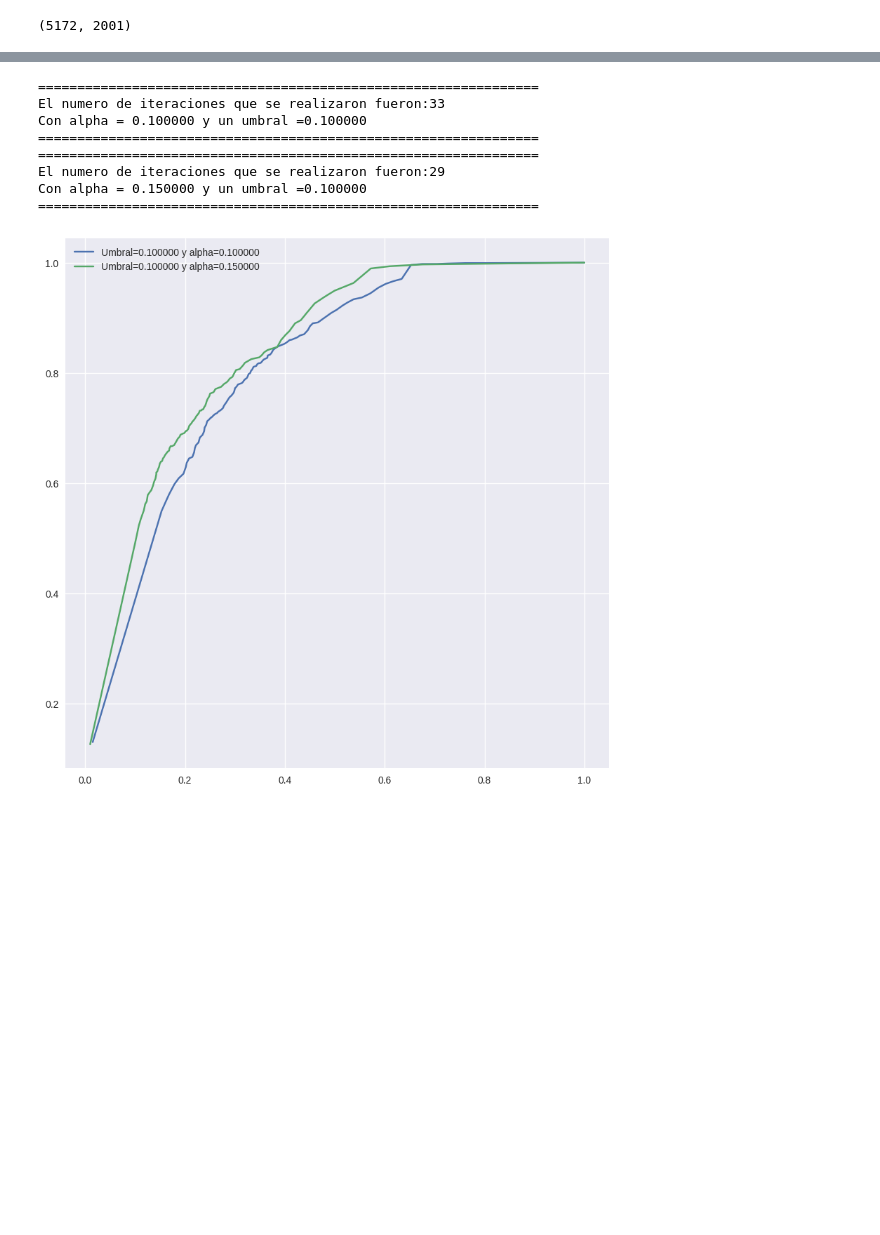
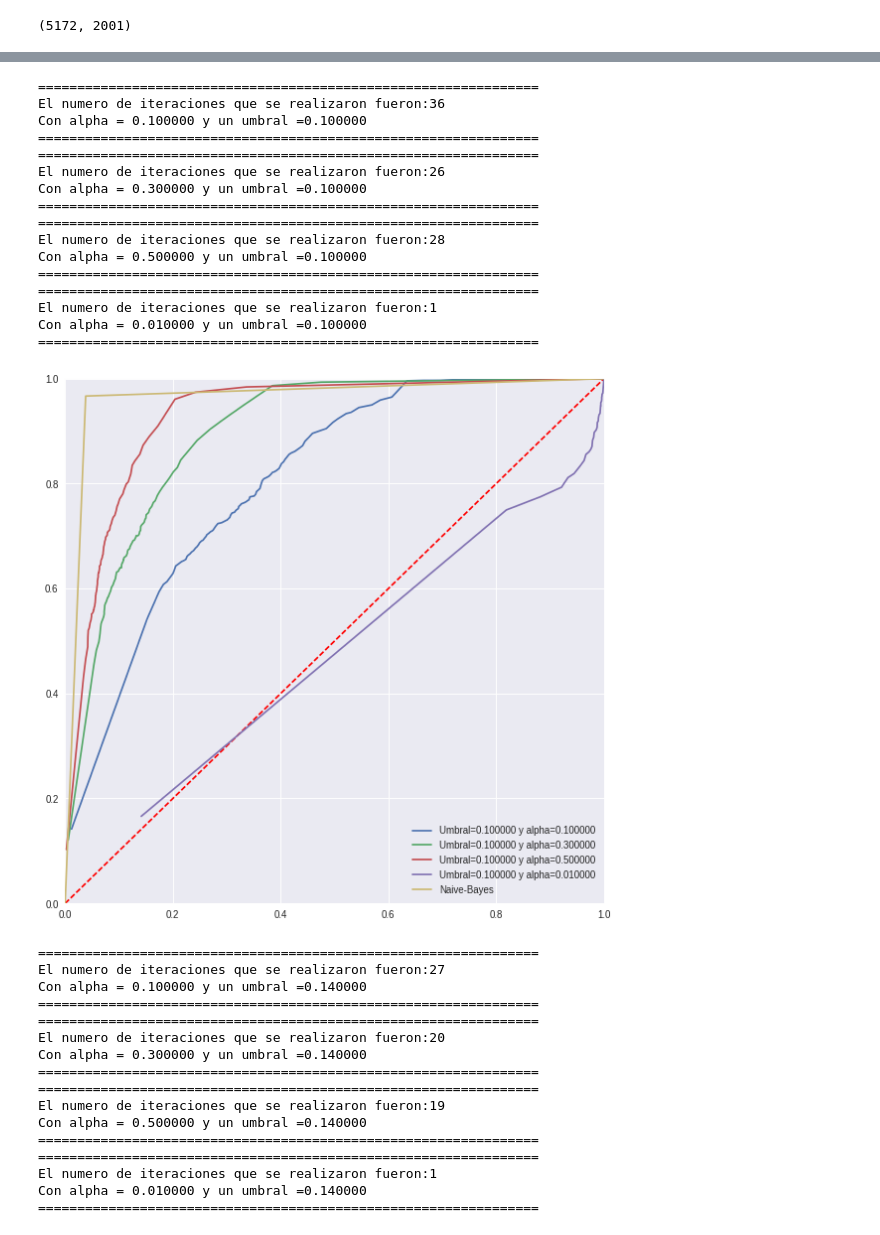
Before and after one commit to Jerry-Types/ML_IIMAS, a Jupyter notebook: Tarea3/Regresión_logística vs clasificador bayesiano ingenuo.ipynb, the cells around one changed output, grey strips where cells are left out. Saved outputs shown, nothing was run; the diff lists cells and outputs as text; code cells hidden in the pictures; blank space fills up the shorter version.

```diff
--- a/Tarea3/Regresión_logística vs clasificador bayesiano ingenuo.ipynb
+++ b/Tarea3/Regresión_logística vs clasificador bayesiano ingenuo.ipynb
@@ -129,33 +165,65 @@ def plot_ROC(fp_l,tp_l,umbral,alpha):
 # %%
 #umbrales_convergencia = [0.1,0.01,0.0001,0.0001]
 #alpha_s = [0.1,0.15,0.2,0.5]
 
 #Test_Code#
-umbrales_convergencia = [0.1,0.01,0.0003]
+umbrales_convergencia = [0.1,0.14]
 alpha_s = [0.1,0.3,0.5,0.01]
-
+iteraciones_log=[]
+thetas_ml=[]
 for umbral in umbrales_convergencia:
-    fig = plt.figure(num=None, figsize=(10,10), dpi=100, facecolor='w', edgecolor='k')
+    fig = plt.figure(num=None, figsize=(10,10), dpi=70, facecolor='w', edgecolor='k')
     ax = plt.subplot(111)
     ax.set_yscale('linear')
+    plt.plot([0,1],[0,1],'r--')
+    plt.xlim([0,1])
+    plt.ylim([0,1])
+    thetas_ml=[]
     for alp in alpha_s:
         theta_emv,N_iteraciones = descenso_gradiente(X_train, y_train,umbral_convergencia=umbral,alpha=alp)
+        thetas_ml.append((theta_emv,N_iteraciones,alp))
         print "================================================================"
         print ("El numero de iteraciones que se realizaron fueron:%i \nCon alpha = %f y un umbral =%f" % (N_iteraciones,alp,umbral))
         print "================================================================"
         y_score = logistica(np.dot(X_train, theta_emv))
         fp_l, tp_l = get_ROC(y_score,y_train)
         #print fp_l, tp_l
         plt.plot(fp_l, tp_l,label='Umbral=%f y alpha=%f'%(umbral,alp))
+    iteraciones_log.append((umbral,thetas_ml))
+    plt.plot(fp_naive,tp_naive,label='Naive-Bayes')
     ax.legend()
     plt.show()
 # %% [output]
 ================================================================
-El numero de iteraciones que se realizaron fueron:33
+El numero de iteraciones que se realizaron fueron:36
 Con alpha = 0.100000 y un umbral =0.100000
 ================================================================
 ================================================================
-El numero de iteraciones que se realizaron fueron:29
-Con alpha = 0.150000 y un umbral =0.100000
+El numero de iteraciones que se realizaron fueron:26
+Con alpha = 0.300000 y un umbral =0.100000
 ================================================================
+================================================================
+El numero de iteraciones que se realizaron fueron:28
+Con alpha = 0.500000 y un umbral =0.100000
+================================================================
+================================================================
+El numero de iteraciones que se realizaron fueron:1
+Con alpha = 0.010000 y un umbral =0.100000
+================================================================
-[figure, old version]
+[figure, new version]
+================================================================
+El numero de iteraciones que se realizaron fueron:27
+Con alpha = 0.100000 y un umbral =0.140000
+================================================================
+================================================================
+El numero de iteraciones que se realizaron fueron:20
+Con alpha = 0.300000 y un umbral =0.140000
+================================================================
+================================================================
+El numero de iteraciones que se realizaron fueron:19
+Con alpha = 0.500000 y un umbral =0.140000
+================================================================
+================================================================
+El numero de iteraciones que se realizaron fueron:1
+Con alpha = 0.010000 y un umbral =0.140000
+================================================================
```
Also changed, not shown: parts of 8 cells of this notebook.
